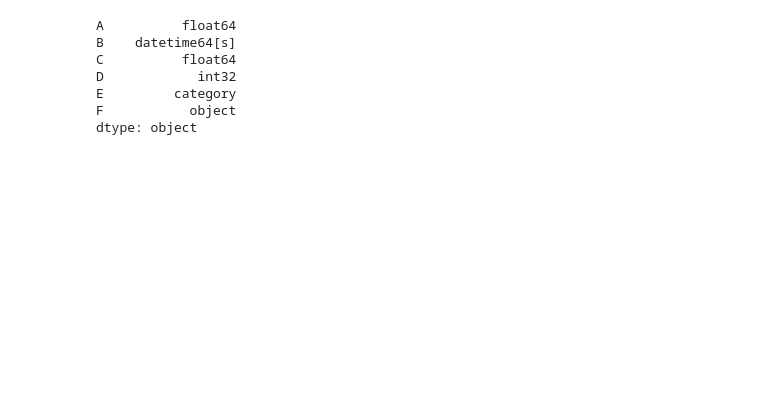
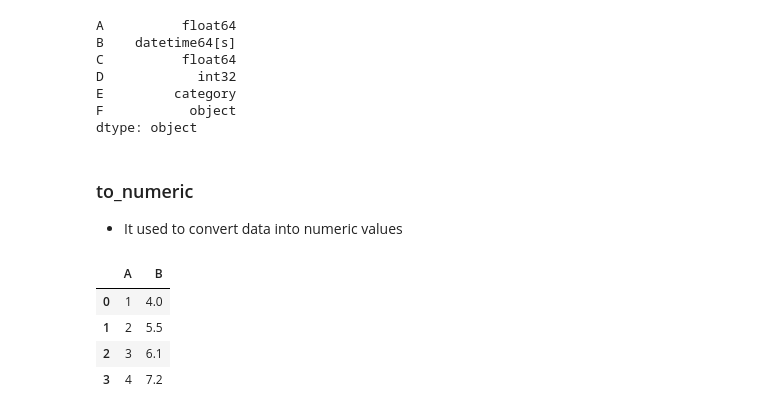
Before and after one commit to KumudithaSilva/pandas-data-science, a Jupyter notebook: Essential_Basis/essential_basis.ipynb, the cells around one changed output. Drawn from its saved outputs; the diff is of its cells as text; code cells hidden in the pictures; blank space fills up the shorter version.

Commit message:
add to_numeric

```diff
--- a/Essential_Basis/essential_basis.ipynb
+++ b/Essential_Basis/essential_basis.ipynb
@@ -662,3 +662,19 @@ D            int32
 E         category
 F           object
 dtype: object
+# %% [markdown]
+### to_numeric
+
+- It used to convert data into numeric values
+# %%
+df_numeric = pd.DataFrame({
+    "A": ["1", 2, "3", 4],
+    "B": [4.0, "5.5", "6.1", 7.2]
+    })
+df_numeric
+# %% [output]
+|  | A | B |
+| 0 | 1 | 4.0 |
+| 1 | 2 | 5.5 |
+| 2 | 3 | 6.1 |
+| 3 | 4 | 7.2 |
```
Also changed, not shown: parts of 40 cells of this notebook.
